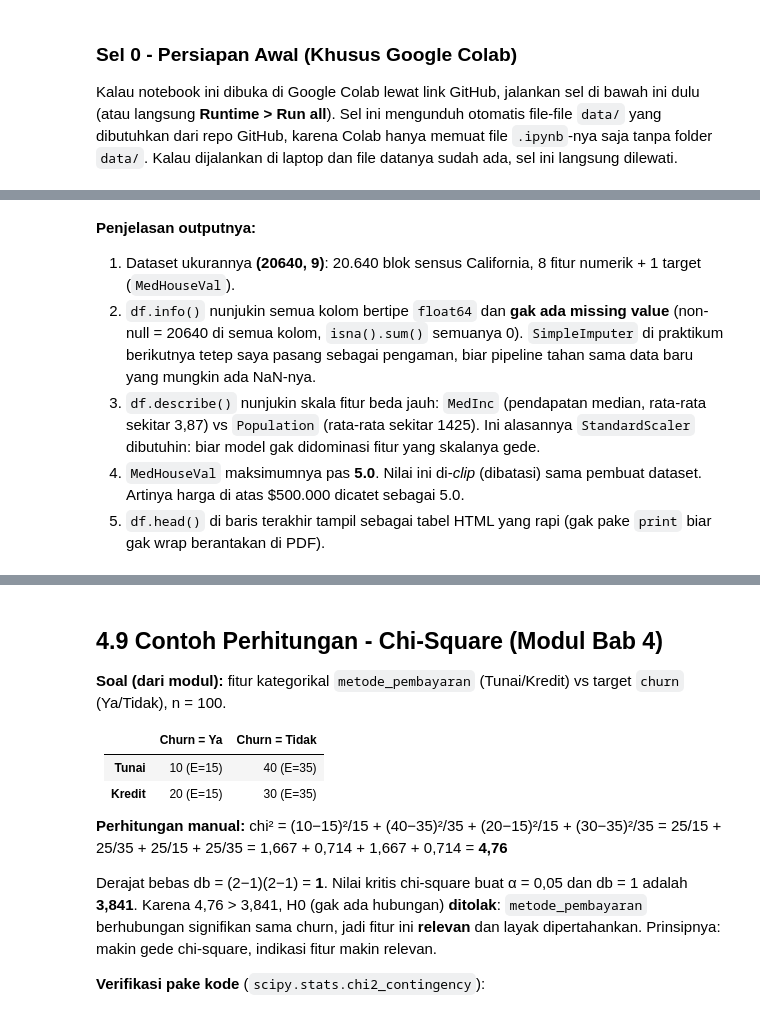
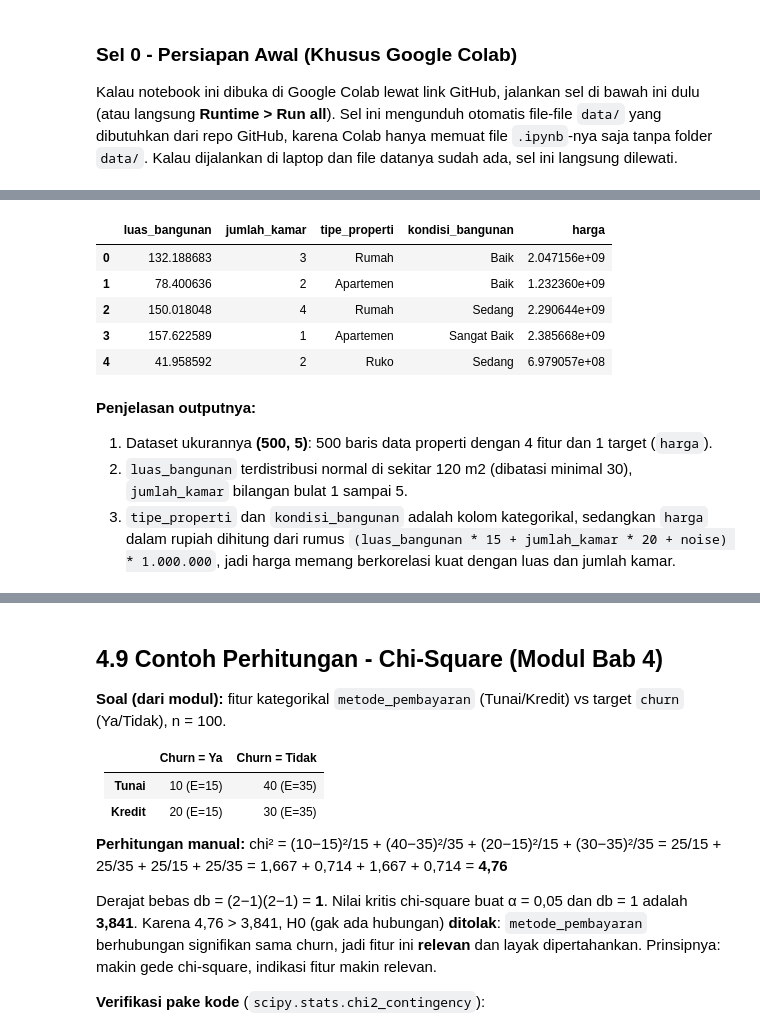
Before and after one commit to dandienter/praktikumML, a Jupyter notebook: bab-04-feature-engineering-pipeline/praktikum-bab-04.ipynb, the cells around one changed output, grey strips where cells are left out. Saved outputs shown, nothing was run; the diff lists cells and outputs as text; code cells hidden in the pictures.

```diff
--- a/bab-04-feature-engineering-pipeline/praktikum-bab-04.ipynb
+++ b/bab-04-feature-engineering-pipeline/praktikum-bab-04.ipynb
@@ -138,11 +91,28 @@ dtype: int64
+# %%
+# Praktikum 4.2 - Dataset sintetis properti untuk simulasi (Modul Bab 4, bagian 4.10)
+rng = np.random.default_rng(42)
+n = 500
+df = pd.DataFrame({
+    "luas_bangunan": rng.normal(120, 40, n).clip(30, None),
+    "jumlah_kamar": rng.integers(1, 6, n),
+    "tipe_properti": rng.choice(["Rumah", "Apartemen", "Ruko"], n),
+    "kondisi_bangunan": rng.choice(["Buruk", "Sedang", "Baik", "Sangat Baik"], n),
+})
+df["harga"] = (df["luas_bangunan"] * 15 + df["jumlah_kamar"] * 20 + rng.normal(0, 50, n)) * 1_000_000
+df.head()
+# %% [output]
+|  | luas_bangunan | jumlah_kamar | tipe_properti | kondisi_bangunan | harga |
+| 0 | 132.188683 | 3 | Rumah | Baik | 2.047156e+09 |
+| 1 | 78.400636 | 2 | Apartemen | Baik | 1.232360e+09 |
+| 2 | 150.018048 | 4 | Rumah | Sedang | 2.290644e+09 |
+| 3 | 157.622589 | 1 | Apartemen | Sangat Baik | 2.385668e+09 |
+| 4 | 41.958592 | 2 | Ruko | Sedang | 6.979057e+08 |
 # %% [markdown]
 **Penjelasan outputnya:**
 
-1. Dataset ukurannya **(20640, 9)**: 20.640 blok sensus California, 8 fitur numerik + 1 target (`MedHouseVal`).
-2. `df.info()` nunjukin semua kolom bertipe `float64` dan **gak ada missing value** (non-null = 20640 di semua kolom, `isna().sum()` semuanya 0). `SimpleImputer` di praktikum berikutnya tetep saya pasang sebagai pengaman, biar pipeline tahan sama data baru yang mungkin ada NaN-nya.
-3. `df.describe()` nunjukin skala fitur beda jauh: `MedInc` (pendapatan median, rata-rata sekitar 3,87) vs `Population` (rata-rata sekitar 1425). Ini alasannya `StandardScaler` dibutuhin: biar model gak didominasi fitur yang skalanya gede.
-4. `MedHouseVal` maksimumnya pas **5.0**. Nilai ini di-*clip* (dibatasi) sama pembuat dataset. Artinya harga di atas $500.000 dicatet sebagai 5.0.
-5. `df.head()` di baris terakhir tampil sebagai tabel HTML yang rapi (gak pake `print` biar gak wrap berantakan di PDF).
+1. Dataset ukurannya **(500, 5)**: 500 baris data properti dengan 4 fitur dan 1 target (`harga`).
+2. `luas_bangunan` terdistribusi normal di sekitar 120 m2 (dibatasi minimal 30), `jumlah_kamar` bilangan bulat 1 sampai 5.
+3. `tipe_properti` dan `kondisi_bangunan` adalah kolom kategorikal, sedangkan `harga` dalam rupiah dihitung dari rumus `(luas_bangunan * 15 + jumlah_kamar * 20 + noise) * 1.000.000`, jadi harga memang berkorelasi kuat dengan luas dan jumlah kamar.
 # %% [markdown]
 ### 4.11 Feature Construction & Preprocessing (ColumnTransformer) (Modul Bab 4)
 
```
Also changed, not shown: parts of 47 cells of this notebook, 5 other files.
